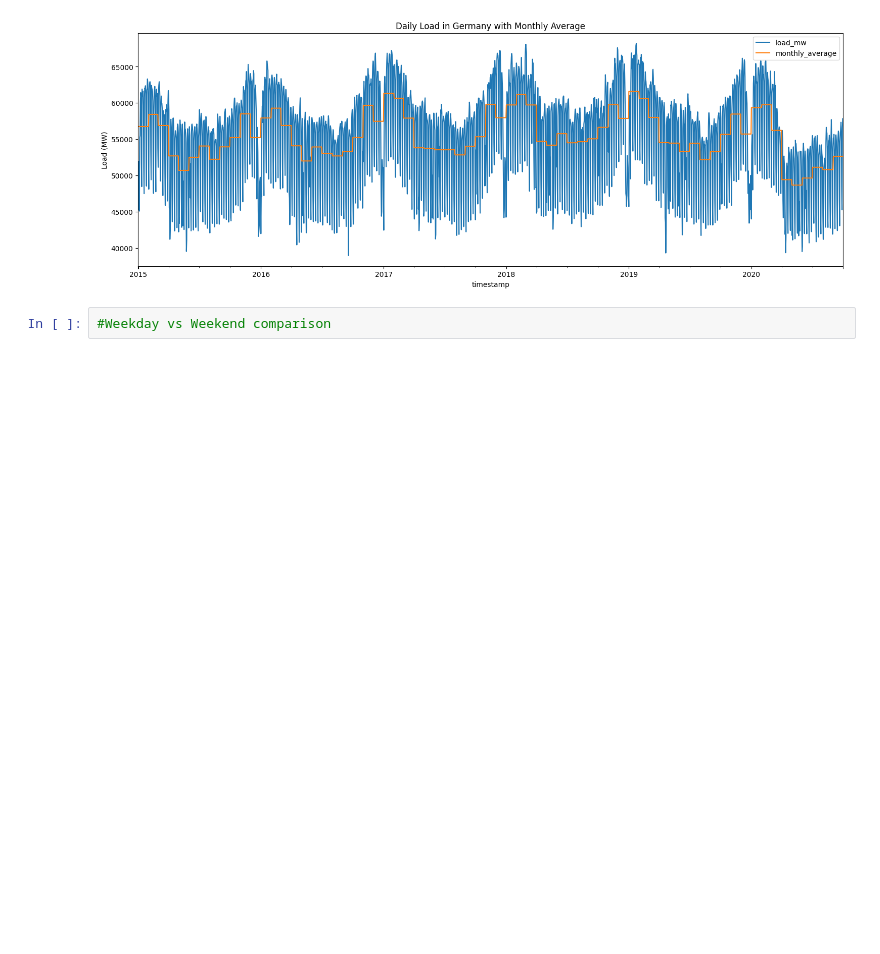
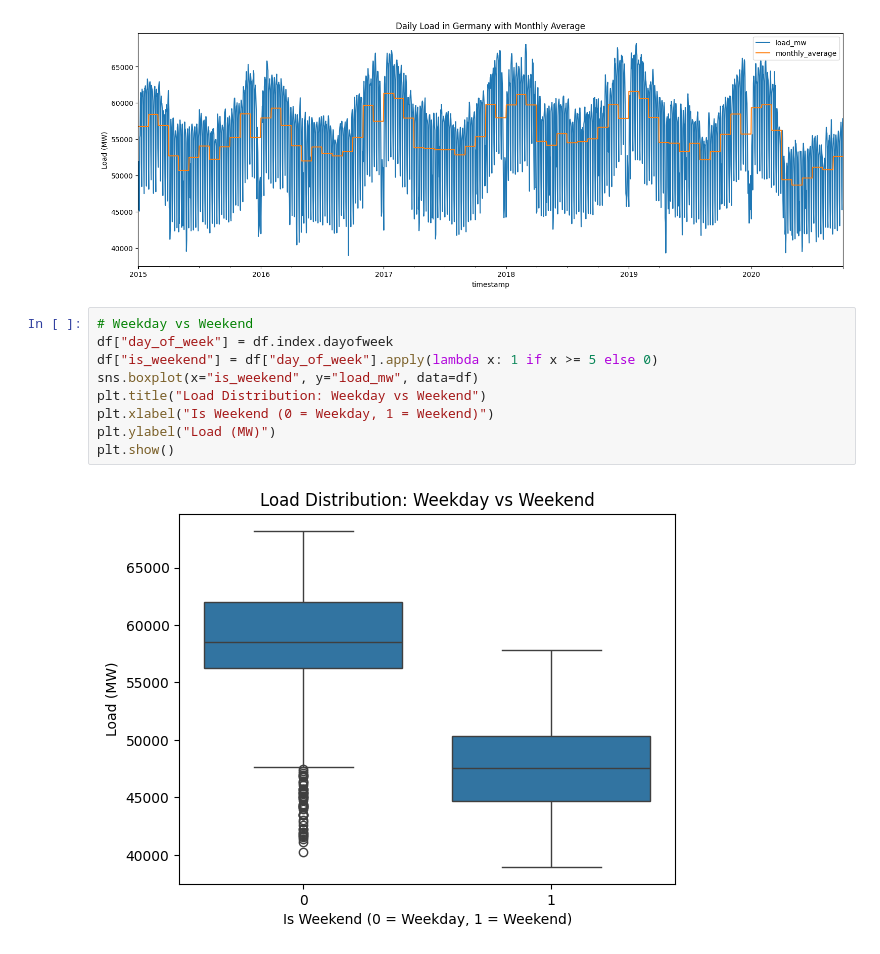
Before and after one commit to RajeevMangalapalli/smart-energy-ai, a Jupyter notebook: notebooks/01_eda.ipynb, the cells around one changed output. Cells and saved outputs as stored; diff of their text form; blank space fills up the shorter version.

```diff
--- a/notebooks/01_eda.ipynb
+++ b/notebooks/01_eda.ipynb
@@ -49,5 +49,14 @@ plt.ylabel("Load (MW)")
 plt.show()
 # %% [output]
 [figure]
-# %%
-#Weekday vs Weekend comparison
+# %%
+# Weekday vs Weekend
+df["day_of_week"] = df.index.dayofweek
+df["is_weekend"] = df["day_of_week"].apply(lambda x: 1 if x >= 5 else 0)
+sns.boxplot(x="is_weekend", y="load_mw", data=df)
+plt.title("Load Distribution: Weekday vs Weekend")
+plt.xlabel("Is Weekend (0 = Weekday, 1 = Weekend)")
+plt.ylabel("Load (MW)")
+plt.show()
+# %% [output]
+[figure, added]
```
Also changed, not shown: 2 other files.
